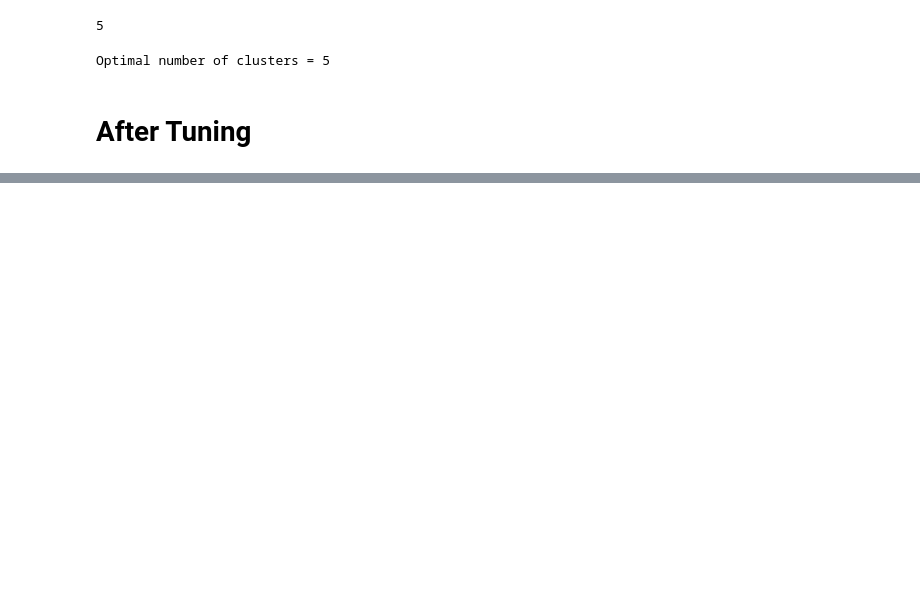
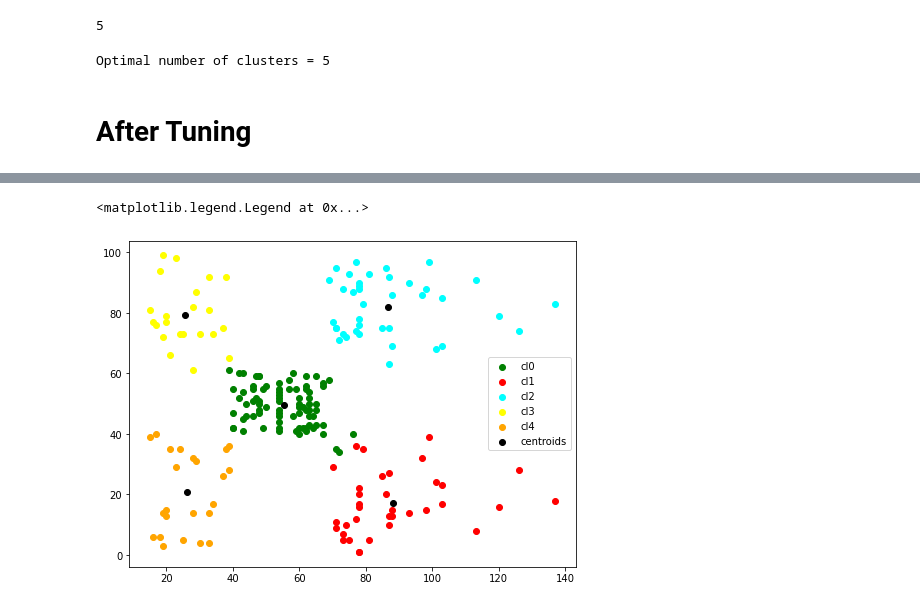
Before and after one commit to Devsabirul/KMeans-Cluster-for-Multiple-Variables_-assignment, a Jupyter notebook: KMeans Cluster for Multiple Variables_ assignment.ipynb, the cells around one changed output, grey strips where cells are left out. Saved outputs shown, nothing was run; the diff lists cells and outputs as text; code cells hidden in the pictures; blank space fills up the shorter version.

```diff
--- a/KMeans Cluster for Multiple Variables_ assignment.ipynb
+++ b/KMeans Cluster for Multiple Variables_ assignment.ipynb
@@ -233 +228,22 @@ array([[88.2       , 17.11428571],
        [26.30434783, 20.91304348]])
+# %%
+df0 = df[df.new_cluster == 0]
+df1 = df[df.new_cluster == 1]
+df2 = df[df.new_cluster == 2]
+df3 = df[df.new_cluster == 3]
+df4 = df[df.new_cluster == 4]
+
+plt.figure(figsize=(8,6))
+
+plt.scatter(df0['income'], df0['score'], color='green', label='cl0')
+plt.scatter(df1['income'], df1['score'], color='red', label='cl1')
+plt.scatter(df2['income'], df2['score'], color='cyan', label='cl2')
+plt.scatter(df3['income'], df3['score'], color='yellow', label='cl3')
+plt.scatter(df4['income'], df4['score'], color='orange', label='cl4')
+
+plt.scatter(centers2[:,0] , centers2[:,1], color='black',label='centroids')
+
+plt.legend()
+# %% [output]
+<matplotlib.legend.Legend at 0x...>
+[figure, added]
```
Also changed, not shown: parts of 9 cells of this notebook.
